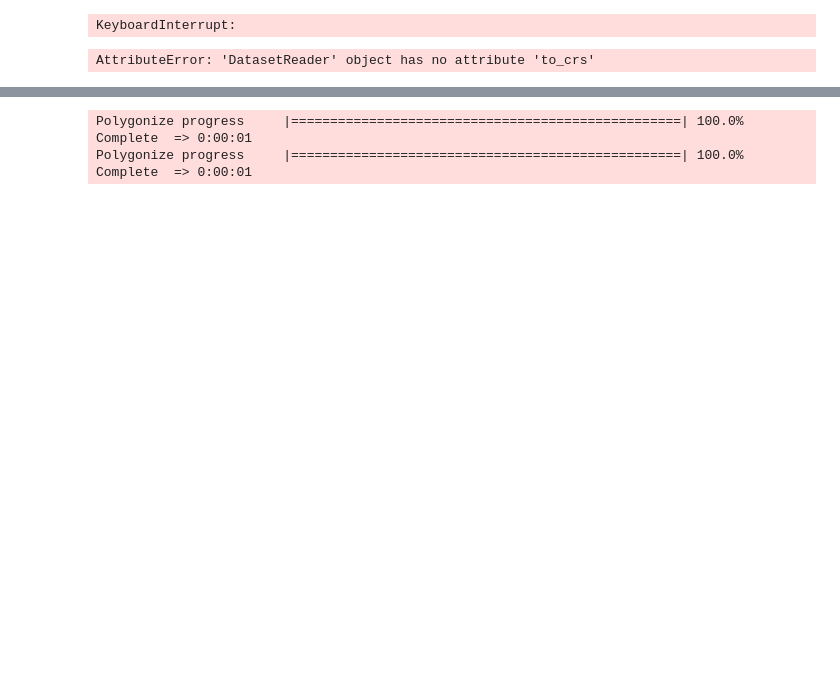
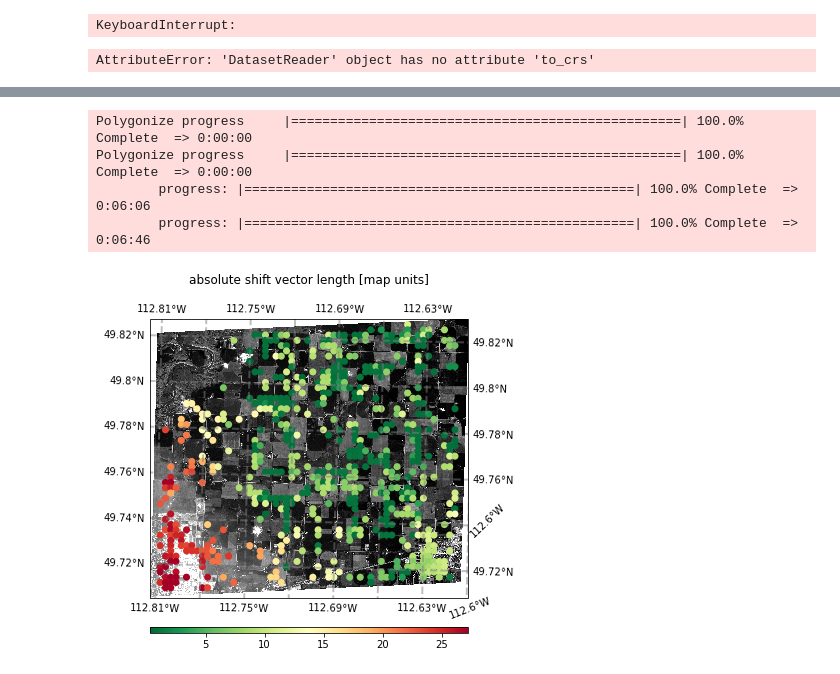
Before and after one commit to rfernand387/arosics, a Jupyter notebook: WV3toMSIspatialmatching.ipynb, the cells around one changed output, grey strips where cells are left out. Cells and saved outputs as stored; diff of their text form; code cells hidden in the pictures; blank space fills up the shorter version.

```diff
--- a/WV3toMSIspatialmatching.ipynb
+++ b/WV3toMSIspatialmatching.ipynb
@@ -270,6 +315,6 @@ ValueError: Input shapes do not overlap raster.
 # %%
 # register the WV3 image to the resampled MSI image using specified band
-geoArr  = GeoArray(MSIfilename+"_"+str(resample)+".tif")
+geoArr  = GeoArray(MSIfilename+"_"+str(resample)+"_"+str(sigmaPSF)+".tif")
 ref_ndarray = geoArr[:]
 ref_gt      = geoArr.geotransform
 ref_prj     = geoArr.projection
@@ -280,20 +325,35 @@ tar_ndarray = geoArr[:]
 tar_gt      = geoArr.geotransform
 tar_prj     = geoArr.projection
 target = GeoArray(tar_ndarray, tar_gt, tar_prj)
-# global registration
+tar_wsize = 256;
+
+# registration
 if COREGTYPE == "local":
     #local registration
-    CR = COREG_LOCAL(reference, target, grid_res = 200, window_size = (256,256),  r_b4match= WV3band, s_b4match=1,  align_grids=1, nodata=(0,0),path_out=WV3filename+"_"+COREGTYPE+".tif",fmt_out="GTIFF")
-    CR.calculate_spatial_shifts()
-    CR.view_CoRegPoints(figsize=(15,15), backgroundIm='ref')
+    CR = COREG_LOCAL(reference, target, grid_res = tar_wsize/2, window_size = (tar_wsize*2,tar_wsize*2), max_shift = tar_wsize*2, r_b4match= 1, s_b4match=WV3band,  nodata=(0,0),path_out=WV3filename+"_"+COREGTYPE+".tif",fmt_out="GTIFF")
+    #CR.view_CoRegPoints(figsize=(15,15), backgroundIm='ref')
     CR.CoRegPoints_table
-    CR.CoRegPoints_table.to_csv(r(WV3filename+"_"+COREGTYPE+".csv"))
+    CR.CoRegPoints_table.to_csv((WV3filename+"_"+COREGTYPE+"_"+str(resample)+"_"+str(sigmaPSF)+".csv"))
 else:
-    CR = COREG(reference, target, ws = (256,256), align_grids=1,  r_b4match= 1, s_b4match=4,   nodata=(0,0),path_out=WV3filename+"_"+COREGTYPE+".tif",fmt_out="GTIFF")
-    CR.calculate_spatial_shifts()
+    try:
+        CR = COREG(reference, target, ws = (tar_wsize,tar_wsize), max_shift = tar_wsize,  r_b4match= 1, s_b4match=WV3band,   nodata=(0,0),path_out=WV3filename+"_"+COREGTYPE+".tif",fmt_out="GTIFF")
+    except LocalProcessing :
+        COREGTYPE = "local"
+        CR = COREG_LOCAL(reference, target, grid_res = tar_wsize/2, window_size = (tar_wsize*2,tar_wsize*2), max_shift = tar_wsize*2, r_b4match= 1, s_b4match=WV3band,  nodata=(0,0),path_out=WV3filename+"_"+COREGTYPE+".tif",fmt_out="GTIFF")
+        #CR.view_CoRegPoints(figsize=(15,15), backgroundIm='ref')
+        CR.CoRegPoints_table
+        CR.CoRegPoints_table.to_csv((WV3filename+"_"+COREGTYPE+"_"+str(resample)+"_"+str(sigmaPSF)+".csv"))
+CR.calculate_spatial_shifts()
 # %% [output]
-Polygonize progress     |==================================================| 100.0% Complete  => 0:00:01
-Polygonize progress     |==================================================| 100.0% Complete  => 0:00:01
+Polygonize progress     |==================================================| 100.0% Complete  => 0:00:00
+Polygonize progress     |==================================================| 100.0% Complete  => 0:00:00
+        progress: |==================================================| 100.0% Complete  => 0:06:06
+        progress: |==================================================| 100.0% Complete  => 0:06:46
+# %%
+CR.CoRegPoints_table.to_csv((WV3filename+"_"+COREGTYPE+"_"+str(resample)+"_"+str(sigmaPSF)+".csv"))
+CR.view_CoRegPoints(savefigPath='012103460040_01'+"_"+str(resample)+"_"+str(sigmaPSF))
+# %% [output]
+[figure, added]
 # %%
 im2 = DESHIFTER(target, CR.coreg_info,path_out=WV3filename+"_"+COREGTYPE+".tif",fmt_out="GTIFF").correct_shifts()
 # %% [output]
```
Also changed, not shown: parts of 14 cells of this notebook.
